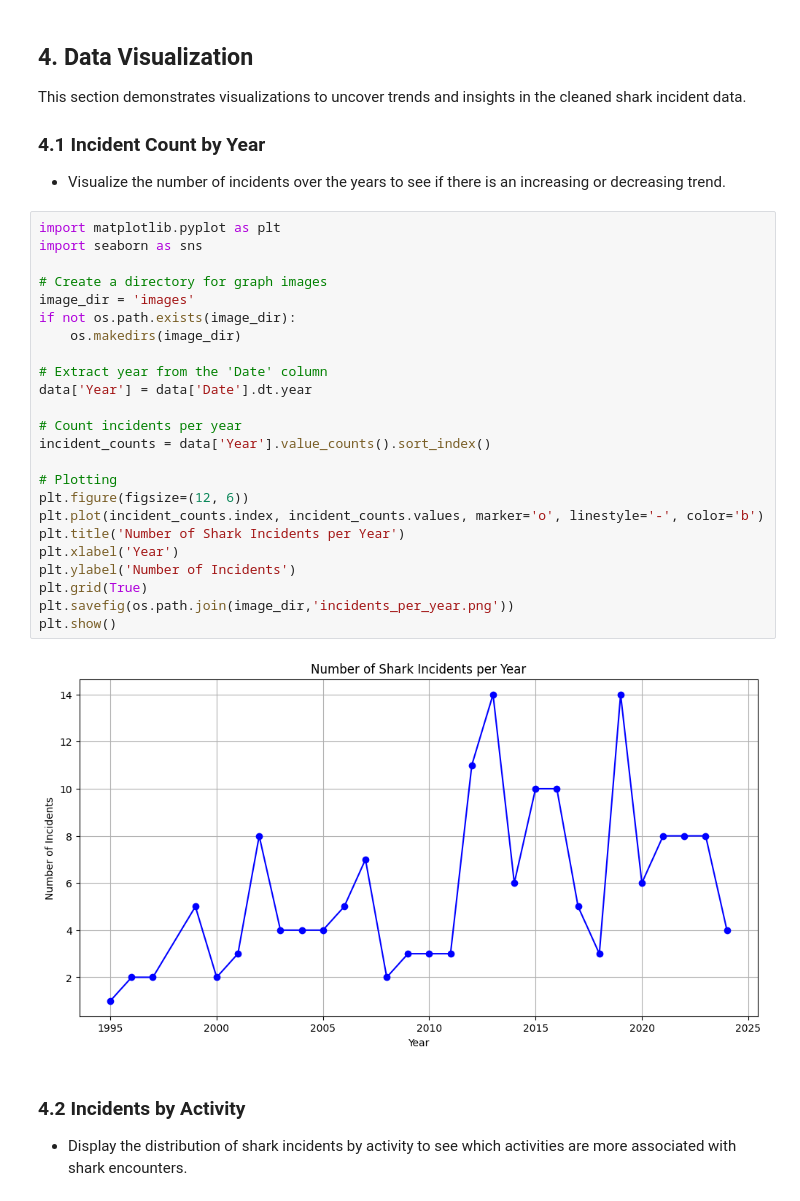
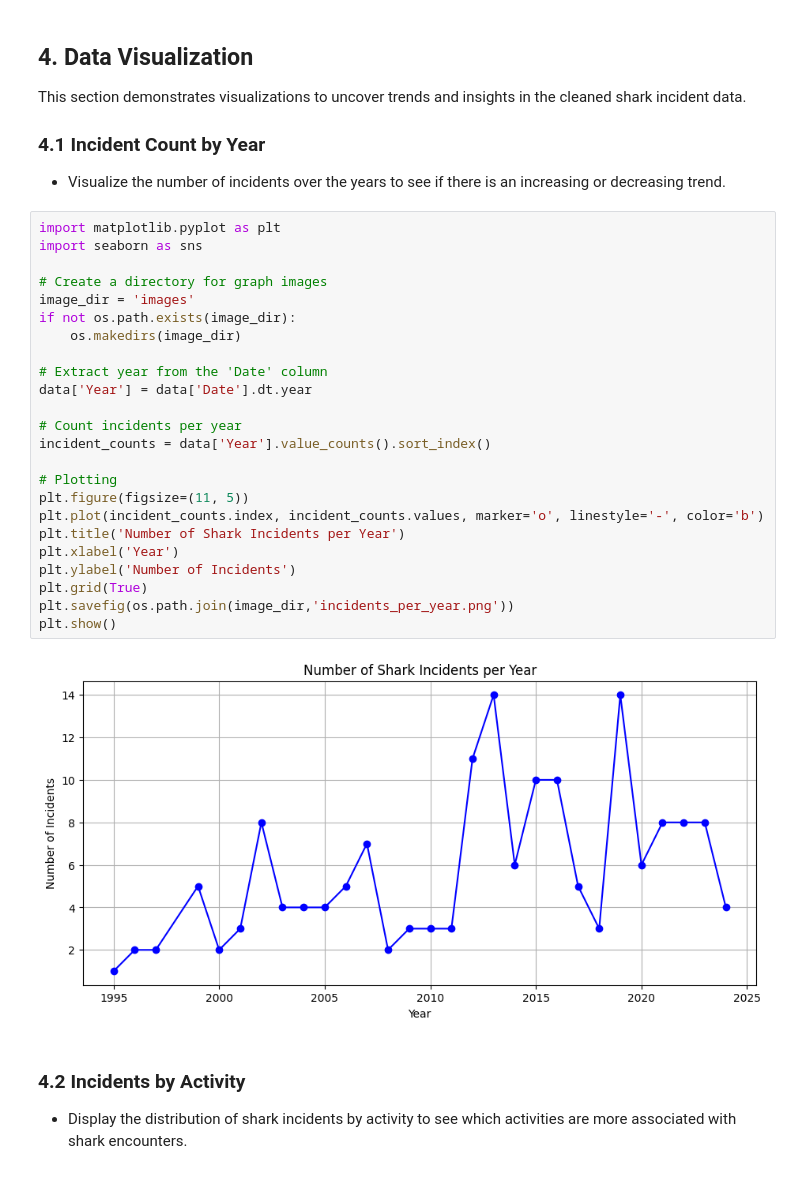
Before and after one commit to mohan-y/hawaii-shark-incident-data-analysis, a Jupyter notebook: hawaii_shark_incident_data_analysis.ipynb, the cells around one changed output. Drawn from its saved outputs; the diff is of its cells as text.

Commit message:
Resize images

```diff
--- a/hawaii_shark_incident_data_analysis.ipynb
+++ b/hawaii_shark_incident_data_analysis.ipynb
@@ -207,29 +207,29 @@ This section demonstrates visualizations to uncover trends and insights in the c
 # %%
 import matplotlib.pyplot as plt
 import seaborn as sns
 
 # Create a directory for graph images
 image_dir = 'images'
 if not os.path.exists(image_dir):
     os.makedirs(image_dir)
 
 # Extract year from the 'Date' column
 data['Year'] = data['Date'].dt.year
 
 # Count incidents per year
 incident_counts = data['Year'].value_counts().sort_index()
 
 # Plotting
-plt.figure(figsize=(12, 6))
+plt.figure(figsize=(11, 5))
 plt.plot(incident_counts.index, incident_counts.values, marker='o', linestyle='-', color='b')
 plt.title('Number of Shark Incidents per Year')
 plt.xlabel('Year')
 plt.ylabel('Number of Incidents')
 plt.grid(True)
 plt.savefig(os.path.join(image_dir,'incidents_per_year.png'))
 plt.show()
 # %% [output]
-[figure, old version]
+[figure, new version]
 # %% [markdown]
 ### 4.2 Incidents by Activity
 - Display the distribution of shark incidents by activity to see which activities are more associated with shark encounters.
```
Also changed, not shown: parts of 3 cells of this notebook, 4 other files.
